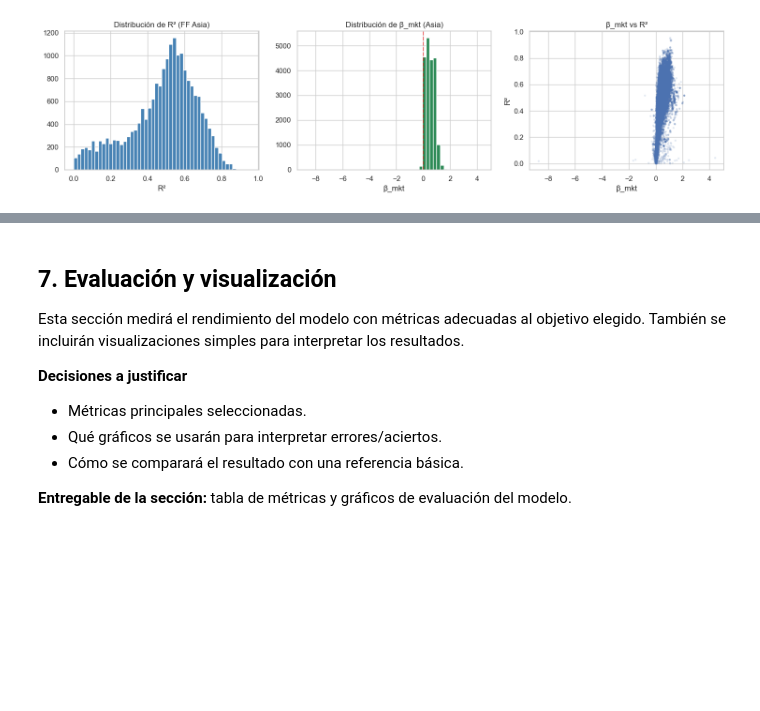
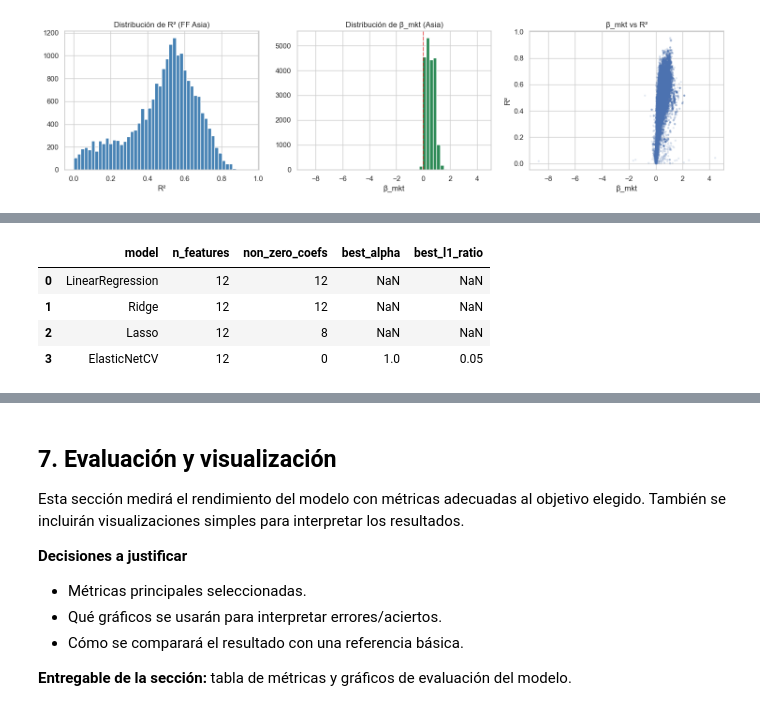
Before and after one commit to Romequinco/TAREA_SUPERVISED_LEARNIGN_-AND_DATA_PREPROCESSING, a Jupyter notebook: TAREA.ipynb, the cells around one changed output, grey strips where cells are left out. Saved outputs shown, nothing was run; the diff lists cells and outputs as text; code cells hidden in the pictures; blank space fills up the shorter version.

Commit message:
primer intento fase 6

```diff
--- a/TAREA.ipynb
+++ b/TAREA.ipynb
@@ -3185,0 +3595,87 @@ La prioridad será comparar de forma clara y con supuestos controlados.
+# %%
+# =============================================================================
+# 6.3 – Entrenamiento de modelos lineales (principal: ElasticNetCV)
+# =============================================================================
+
+
+from sklearn.linear_model import LinearRegression, Ridge, Lasso, ElasticNetCV
+
+# -------------------------------------------------------------------------
+# Precondiciones esperadas de 6.1 / 6.2:
+# X_train_sc, X_test_sc, y_train, y_test, feature_columns
+# -------------------------------------------------------------------------
+
+# Modelos comparables (misma base de datos, distinto tipo de regularización)
+models = {
+    "LinearRegression": LinearRegression(),
+    "Ridge": Ridge(alpha=1.0, random_state=42),
+    "Lasso": Lasso(alpha=0.001, random_state=42, max_iter=100000),
+    "ElasticNetCV": ElasticNetCV(
+        l1_ratio=np.linspace(0.05, 1.0, 20),   # evita 0.0 puro ridge en este solver
+        alphas=np.logspace(-4, 0, 30),         # intensidad de regularización
+        cv=5,                                  # CV sobre train
+        random_state=42,
+        max_iter=100000,
+        n_jobs=None
+    ),
+}
+
+fitted_models = {}
+predictions = {}
+coef_dict = {}
+model_stats = []
+
+for model_name, model in models.items():
+    # 1) Fit en train
+    model.fit(X_train_sc, y_train)
+
+    # 2) Predicciones train/test
+    y_hat_train = model.predict(X_train_sc)
+    y_hat_test = model.predict(X_test_sc)
+
+    # 3) Coeficientes
+    coef_series = pd.Series(model.coef_, index=feature_columns, name=model_name)
+
+    # 4) Metadatos útiles
+    non_zero = int((np.abs(model.coef_) > 1e-12).sum())
+    info = {
+        "model": model_name,
+        "n_features": len(feature_columns),
+        "non_zero_coefs": non_zero,
+    }
+
+    if model_name == "ElasticNetCV":
+        info["best_alpha"] = float(model.alpha_)
+        info["best_l1_ratio"] = float(model.l1_ratio_)
+
+    # Guardado
+    fitted_models[model_name] = model
+    predictions[model_name] = {
+        "y_hat_train": y_hat_train,
+        "y_hat_test": y_hat_test,
+    }
+    coef_dict[model_name] = coef_series
+    model_stats.append(info)
+
+# Tablas de salida para 6.4 y análisis interpretativo
+coef_table = pd.DataFrame(coef_dict)  # index = feature, columns = model
+model_stats = pd.DataFrame(model_stats)
+
+print("=" * 90)
+print("6.3 – MODELOS ENTRENADOS")
+print("=" * 90)
+print("Modelos:", list(fitted_models.keys()))
+print("\nResumen técnico:")
+display(model_stats)
+
+print("\nCoeficientes (primeras filas):")
+display(coef_table.head())
+
+# Diagnóstico rápido del modelo principal
+enet_info = model_stats[model_stats["model"] == "ElasticNetCV"]
+if not enet_info.empty:
+    alpha_star = enet_info["best_alpha"].iloc[0]
+    l1r_star = enet_info["best_l1_ratio"].iloc[0]
+    nnz = int(enet_info["non_zero_coefs"].iloc[0])
+    print(f"ElasticNetCV -> alpha*: {alpha_star:.6g} | l1_ratio*: {l1r_star:.3f} | non-zero coefs: {nnz}/{len(feature_columns)}")
+# %% [output]
@@ -3185,0 +3688,5 @@ La prioridad será comparar de forma clara y con supuestos controlados.
+|  | model | n_features | non_zero_coefs | best_alpha | best_l1_ratio |
+| 0 | LinearRegression | 12 | 12 | NaN | NaN |
+| 1 | Ridge | 12 | 12 | NaN | NaN |
+| 2 | Lasso | 12 | 8 | NaN | NaN |
+| 3 | ElasticNetCV | 12 | 0 | 1.0 | 0.05 |
```
Also changed, not shown: parts of 18 cells of this notebook, 1 other file.
